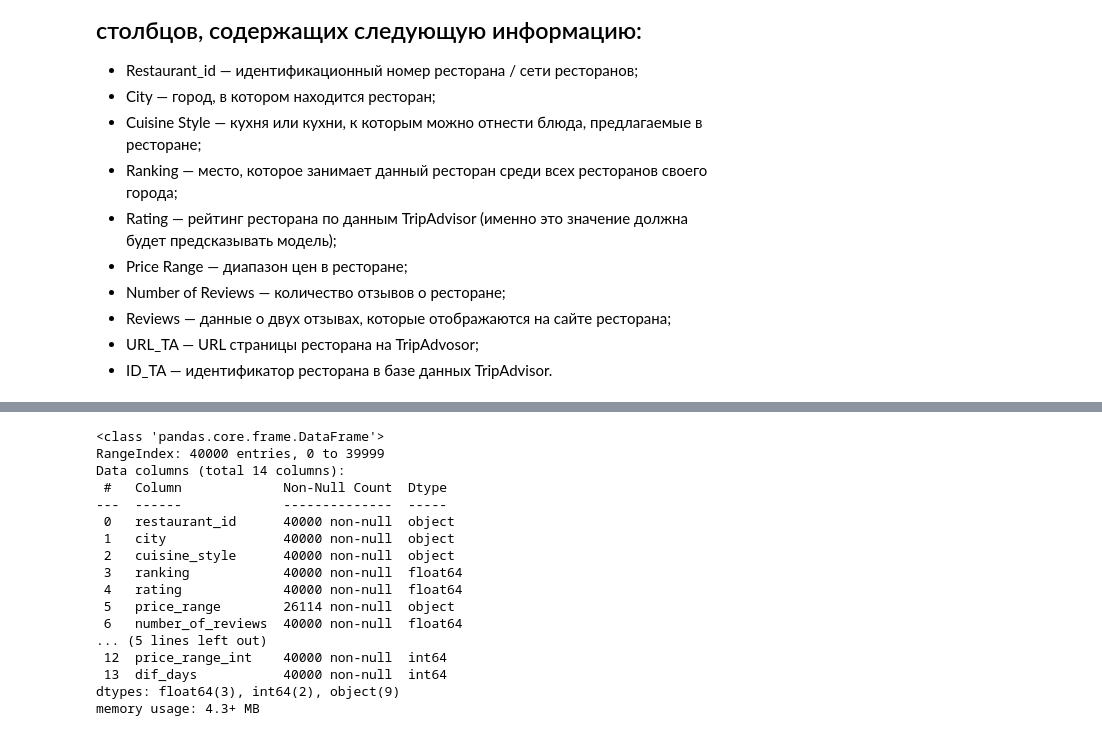
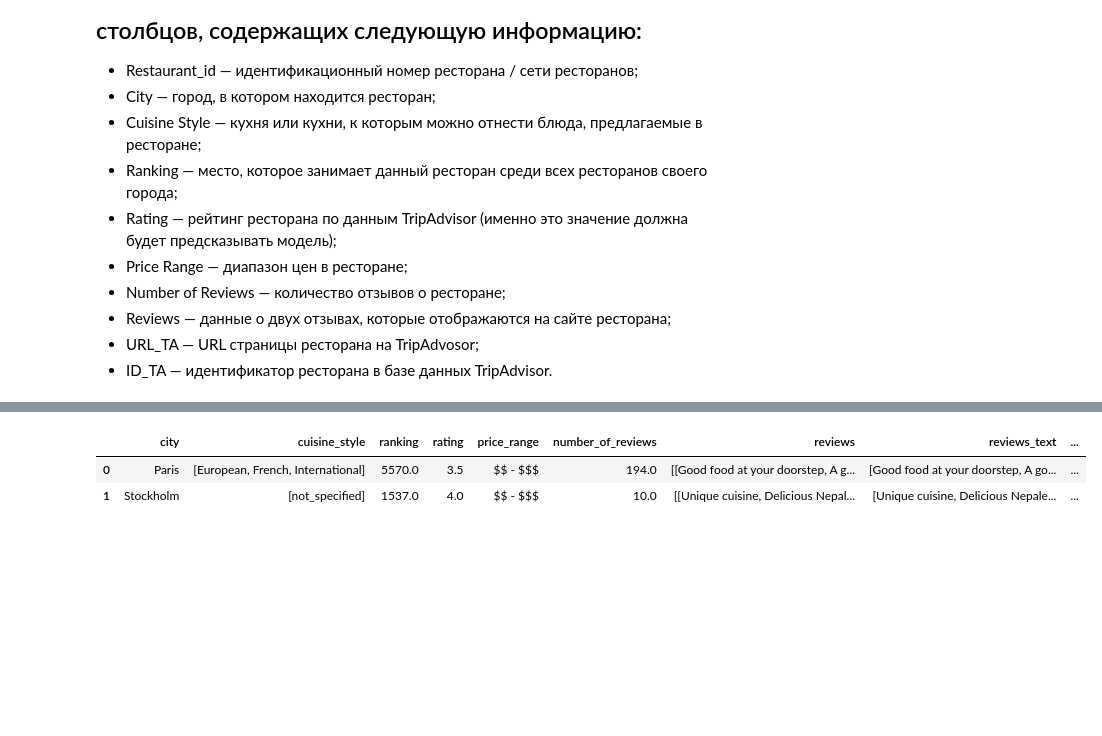
Before and after one commit to aberkoveo/skillfactory, a Jupyter notebook: Projects/Project_3/Проект_3_О_вкусной_и_здоровой_пище.ipynb, the cells around one changed output, grey strips where cells are left out. Drawn from its saved outputs; the diff is of its cells as text; code cells hidden in the pictures; blank space fills up the shorter version.

```diff
--- a/Projects/Project_3/Проект_3_О_вкусной_и_здоровой_пище.ipynb
+++ b/Projects/Project_3/Проект_3_О_вкусной_и_здоровой_пище.ipynb
@@ -39,0 +68,21 @@ print(os.listdir("input"))
+# %%
+data['cuisine_style'] = data['cuisine_style'].fillna('[\'not_specified\']')
+data['number_of_reviews'] = data.groupby(by='city').number_of_reviews.apply(lambda x: x.fillna(round(x.mean())))
+
+# data['price_range'] = data['price_range'].astype(str)
+
+data['price_range_int'] = data[data.price_range.notnull()].price_range.apply(lambda x: 0 if x == '$' else
+                                                                                      (1 if x == '$$ - $$$' else 2))
+price_range_group = data.groupby(by='price_range').agg({'number_of_reviews':['mean'], 'price_range': 'size'}).reset_index()
+print(price_range_group)
+# div = []
+# for i in range(len(price_range_group) - 1):
+#     div.append(np.mean([price_range_group.number_of_reviews['mean'][i],
+#                         price_range_group.number_of_reviews['mean'][i+1]]))
+
+
+# data['price_range_int'] = data.number_of_reviews.apply(lambda x: 0 if x < div[0] else (2 if x > div[1] else 1) )
+# data['price_range_int'].value_counts(dropna=False)
+# x = '                        price_range_group.number_of_reviews[\'mean\'][i+1]]))'
+# len(x)
+data.groupby(by='price_range').agg({'number_of_reviews':['mean'], 'price_range': 'size'}).reset_index()
@@ -40,45 +100,34 @@ print(os.listdir("input"))
 # %%
-data = pd.read_csv(input_folder + 'main_task.csv')
-
-data.columns = data.columns.str.lower()
-data.columns = [name.replace(' ', '_') for name in data.columns]
 
 
-# data['price_range'].fillna('$$ - $$$', inplace=True)
+data.drop(['restaurant_id', 'url_ta', 'id_ta'], inplace=True,  axis = 1)
+data['price_range'].fillna(data.price_range.mode()[0], inplace=True)
 
-data['cuisine_style'] = data['cuisine_style'].fillna('[\'not_specified\']')
 data['cuisine_style'] = data['cuisine_style'].apply(ast.literal_eval)
 
 data['reviews'] = data['reviews'].apply(lambda x: re.sub((r'\bnan\b'), '\'empty_voice\'', x))
 data['reviews'] = data['reviews'].apply(ast.literal_eval)
+
 data['reviews_text'] =  data['reviews'].apply(lambda x: x[0])
-data['reviews_dates'] = data['reviews'].apply(lambda x: [datetime.strptime(date, '%m/%d/%Y') for date in x[1]])
+data['reviews_dates'] = data['reviews'].apply(lambda x: [datetime.strptime(date, '%m/%d/%Y').date() for date in x[1]])
 
-data['number_of_reviews'].fillna(data.number_of_reviews.mean(),inplace=True)
-data['price_range_int'] = data['price_range'].apply(lambda x: 0 if x == '$' else (1 if x == '$$ - $$$' else 2))
-# data['reviews_dates'] = data['reviews'].apply(lambda x: [pd.to_datetime(date,format='%m/%d/%Y').date() for date in x[1]])
+
+
+
+
+
+data.head(2)
+# %% [output]
+|  | city | cuisine_style | ranking | rating | price_range | number_of_reviews | reviews | reviews_text | ... |
+| 0 | Paris | [European, French, International] | 5570.0 | 3.5 | $$ - $$$ | 194.0 | [[Good food at your doorstep, A g... | [Good food at your doorstep, A go... | ... |
+| 1 | Stockholm | [not_specified] | 1537.0 | 4.0 | $$ - $$$ | 10.0 | [[Unique cuisine, Delicious Nepal... | [Unique cuisine, Delicious Nepale... | ... |
 # %%
 set_dates = set()
 data['dif_days'] = data.reviews_dates.apply(lambda x: (x[0] - x[-1]) if len(x) > 0 else pd.Timedelta('0 days') )
 data['dif_days'] = data['dif_days'].dt.days
 
-# data['price_range_int'] = data.price_range.apply(lambda x: 0 if x == '')
-data.info()
+cuisine_style_set = set()
+data.cuisine_style.apply(lambda x: cuisine_style_set.update(x))
+cuisine_style_list = list(cuisine_style_set)
+for cuisine in cuisine_style_list:
+    data[cuisine] = data.cuisine_style.apply(lambda x: 1 if cuisine in x else 0)
-# %% [output]
-<class 'pandas.core.frame.DataFrame'>
-RangeIndex: 40000 entries, 0 to 39999
-Data columns (total 14 columns):
- #   Column             Non-Null Count  Dtype
----  ------             --------------  -----
- 0   restaurant_id      40000 non-null  object
- 1   city               40000 non-null  object
- 2   cuisine_style      40000 non-null  object
- 3   ranking            40000 non-null  float64
- 4   rating             40000 non-null  float64
- 5   price_range        26114 non-null  object
- 6   number_of_reviews  40000 non-null  float64
-... (5 lines left out)
- 12  price_range_int    40000 non-null  int64
- 13  dif_days           40000 non-null  int64
-dtypes: float64(3), int64(2), object(9)
-memory usage: 4.3+ MB
```
Also changed, not shown: parts of 9 cells of this notebook, 1 other file.
